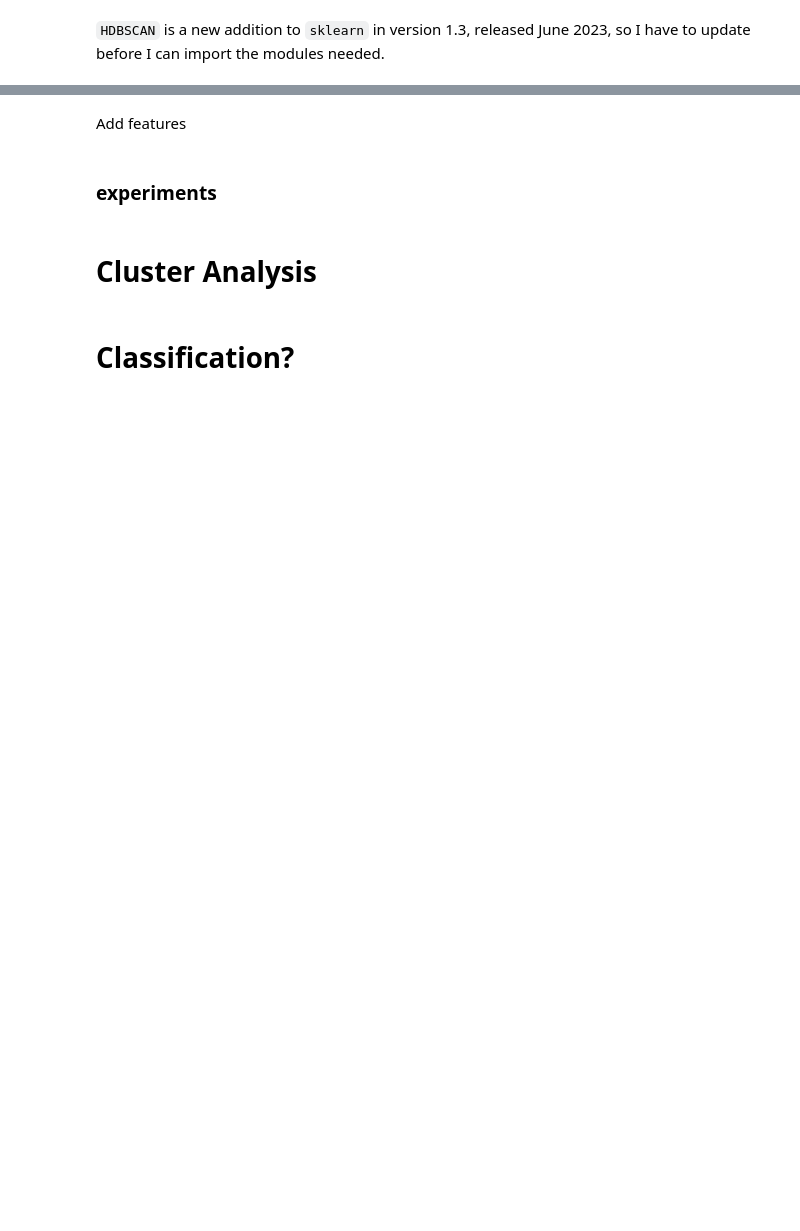
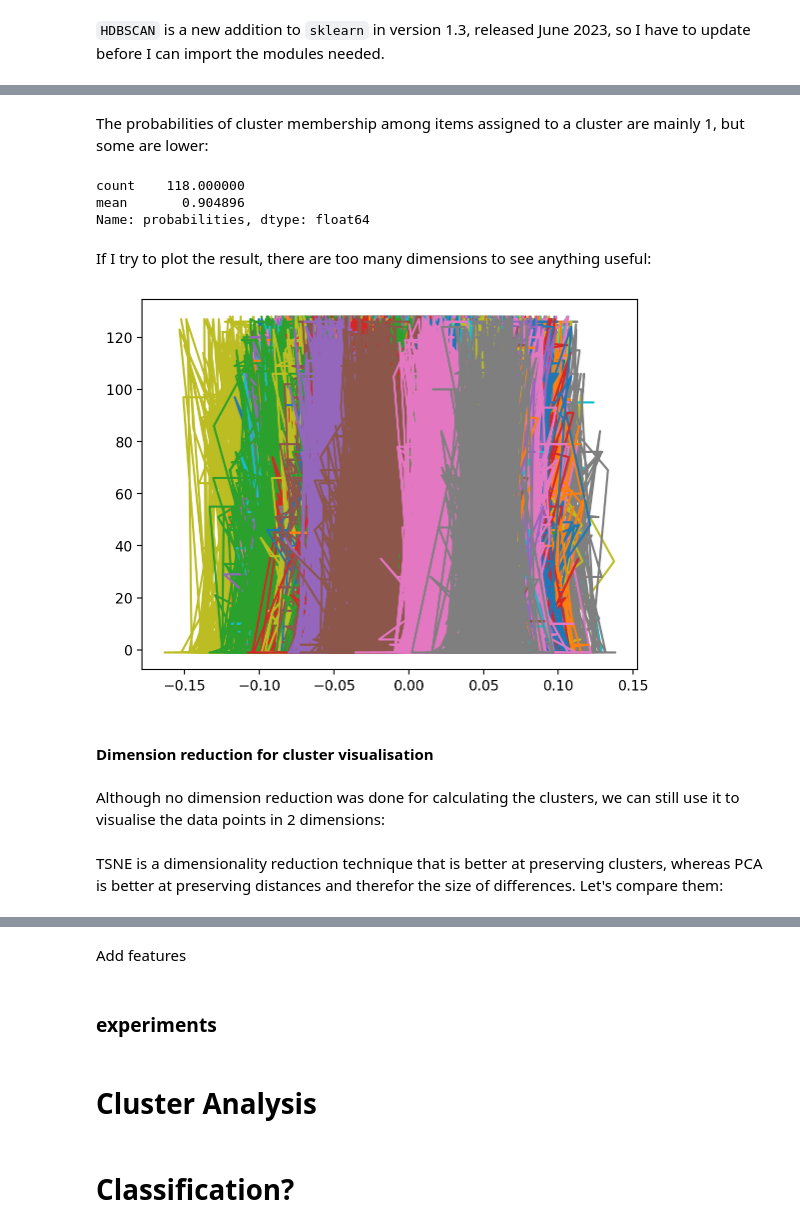
Before and after one commit to sian0x0/Roud-Song-Clusters, a Jupyter notebook: Roud-Clusters.ipynb, the cells around one changed output, grey strips where cells are left out. Saved outputs shown, nothing was run; the diff lists cells and outputs as text; code cells hidden in the pictures; blank space fills up the shorter version.

Commit message:
HDBSCAN cluster/visualisation

```diff
--- a/Roud-Clusters.ipynb
+++ b/Roud-Clusters.ipynb
@@ -1224,4 +1195,7 @@ for lyric in lyrics:
 # %%
 import pickle
 #pickle:
-pickle.dump( lyrics_embeddings, open( "save.p", "wb" ) )
+#pickle.dump( lyrics_embeddings, open( "save.p", "wb" ) )
+
+#unpickle:
+lyrics_embeddings = pickle.load( open( "save.p", "rb" ) )
@@ -1233,2 +1202,4 @@ pickle.dump( lyrics_embeddings, open( "save.p", "wb" ) )
 # %%
 df['lyric_embed_instructor'] = lyrics_embeddings
+# %%
+df_lyrics_w_embeddings = df.copy()
@@ -1347,0 +1334,3 @@ Evaluate clusters
+# %%
+df_multi_roud_w_embed = df_lyrics_w_embeddings[df_lyrics_w_embeddings.index.isin(df_roud_multiples.index)]
+df_multi_roud_w_embed[['lyrics', 'lyric_embed_instructor']]
@@ -1347,0 +1353,4 @@ Evaluate clusters
+# %%
+hdb = HDBSCAN(min_cluster_size=3, store_centers='medoid')
+X = df_multi_roud_w_embed['lyric_embed_instructor'].tolist()
+hdb.fit(X)
@@ -1347,0 +1399,21 @@ Evaluate clusters
+# %% [markdown]
+The probabilities of cluster membership among items assigned to a cluster are mainly 1, but some are lower:
+# %%
+df_cluster_labels['probabilities'][df_cluster_labels['probabilities'].between(0,1,
+                                                inclusive=False)].agg(['count','mean'])
+# %% [output]
+count    118.000000
+mean       0.904896
+Name: probabilities, dtype: float64
+# %% [markdown]
+If I try to plot the result, there are too many dimensions to see anything useful:
+# %%
+plt.plot(X, hdb.labels_);
+# %% [output]
+[figure, added]
+# %% [markdown]
+#### Dimension reduction for cluster visualisation
+# %% [markdown]
+Although no dimension reduction was done for calculating the clusters, we can still use it to visualise the data points in 2 dimensions:
+# %% [markdown]
+TSNE is a dimensionality reduction technique that is better at preserving clusters, whereas PCA is better at preserving distances and therefor the size of differences. Let's compare them:
```
Also changed, not shown: parts of 68 cells of this notebook.
